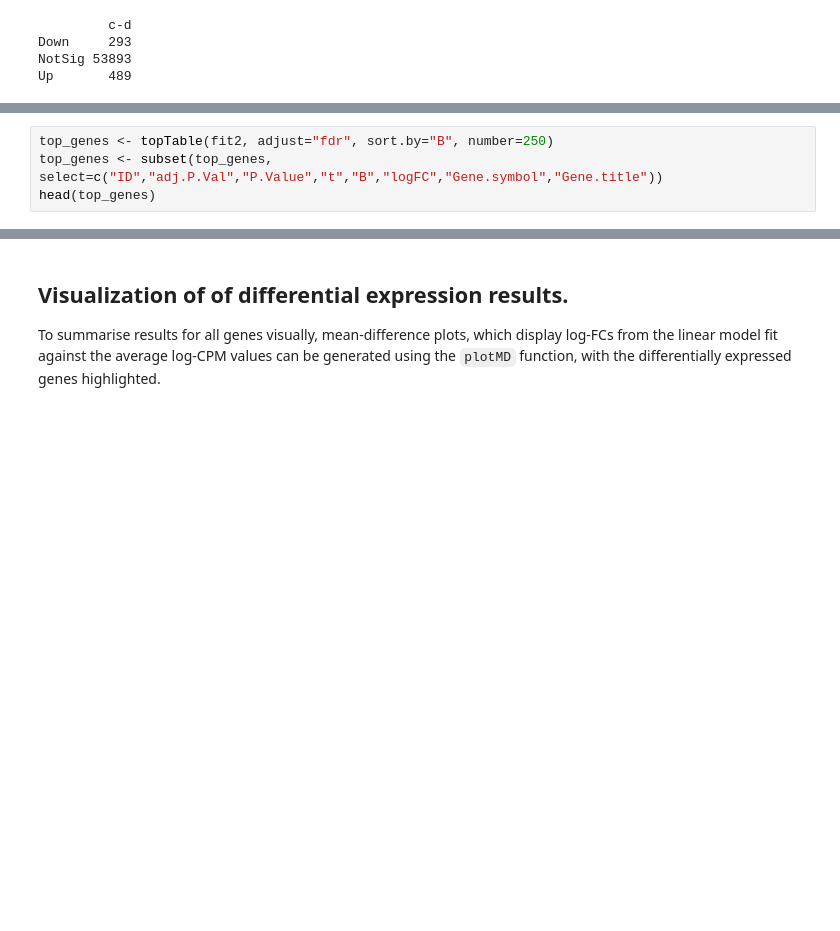
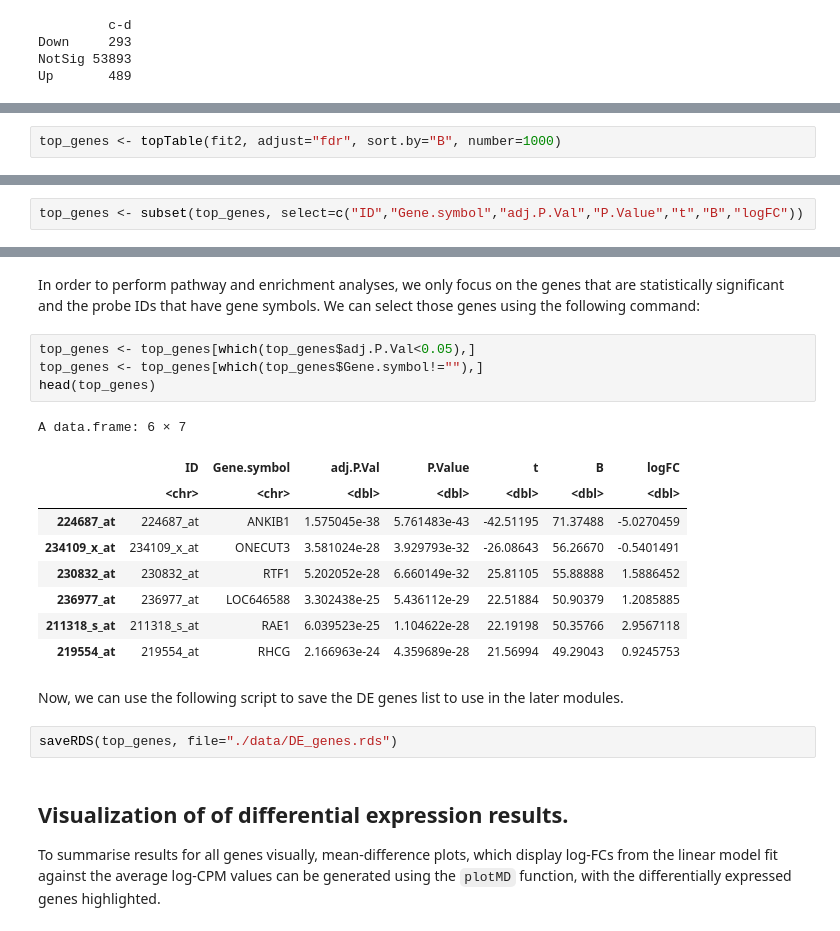
Before and after one commit to tinnlab/NOSI-Google-Cloud-Training, a Jupyter notebook: Module02-DE_Analysis.ipynb, the cells around one changed output, grey strips where cells are left out. Saved outputs shown, nothing was run; the diff lists cells and outputs as text; blank space fills up the shorter version.

Commit message:
bang
update module03

```diff
--- a/Module02-DE_Analysis.ipynb
+++ b/Module02-DE_Analysis.ipynb
@@ -115,0 +117,2 @@ Here, significance is defined using an adjusted p-value cutoff that is set at 5%
+# %%
+top_genes <- topTable(fit2, adjust="fdr", sort.by="B", number=1000)
@@ -116,4 +121,2 @@ Here, significance is defined using an adjusted p-value cutoff that is set at 5%
 # %%
-top_genes <- topTable(fit2, adjust="fdr", sort.by="B", number=250)
-top_genes <- subset(top_genes, select=c("ID","adj.P.Val","P.Value","t","B","logFC","Gene.symbol","Gene.title"))
-head(top_genes)
+top_genes <- subset(top_genes, select=c("ID","Gene.symbol","adj.P.Val","P.Value","t","B","logFC"))
@@ -130,3 +123,23 @@ A data.frame: 6 × 8
+# %% [markdown]
+In order to perform pathway and enrichment analyses, we only focus on the genes that are statistically significant and the probe IDs that have gene symbols. We can select those genes using the following command:
+# %%
+top_genes <- top_genes[which(top_genes$adj.P.Val<0.05),]
+top_genes <- top_genes[which(top_genes$Gene.symbol!=""),]
+head(top_genes)
+# %% [output]
+A data.frame: 6 × 7
+|  | ID | Gene.symbol | adj.P.Val | P.Value | t | B | logFC |
+|  | <chr> | <chr> | <dbl> | <dbl> | <dbl> | <dbl> | <dbl> |
+| 224687_at | 224687_at | ANKIB1 | 1.575045e-38 | 5.761483e-43 | -42.51195 | 71.37488 | -5.0270459 |
+| 234109_x_at | 234109_x_at | ONECUT3 | 3.581024e-28 | 3.929793e-32 | -26.08643 | 56.26670 | -0.5401491 |
+| 230832_at | 230832_at | RTF1 | 5.202052e-28 | 6.660149e-32 | 25.81105 | 55.88888 | 1.5886452 |
+| 236977_at | 236977_at | LOC646588 | 3.302438e-25 | 5.436112e-29 | 22.51884 | 50.90379 | 1.2085885 |
+| 211318_s_at | 211318_s_at | RAE1 | 6.039523e-25 | 1.104622e-28 | 22.19198 | 50.35766 | 2.9567118 |
+| 219554_at | 219554_at | RHCG | 2.166963e-24 | 4.359689e-28 | 21.56994 | 49.29043 | 0.9245753 |
+# %% [markdown]
+Now, we can use the following script to save the DE genes list to use in the later modules.
+# %%
+saveRDS(top_genes, file="./data/DE_genes.rds")
 # %% [markdown]
 ## Visualization of of differential expression results.
 To summarise results for all genes visually, mean-difference plots, which display log-FCs from the linear model fit against the average log-CPM values can be generated using the `plotMD` function, with the differentially expressed genes highlighted.
```
Also changed, not shown: parts of 9 cells of this notebook, 6 other files.
